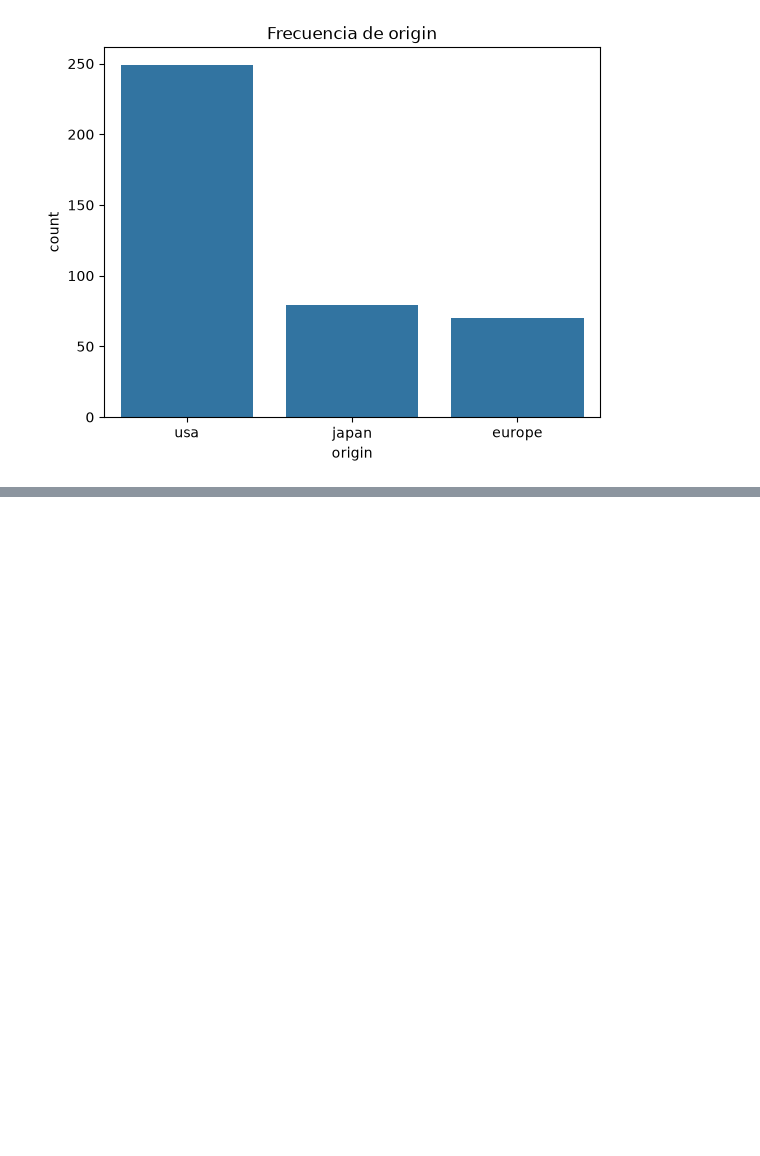
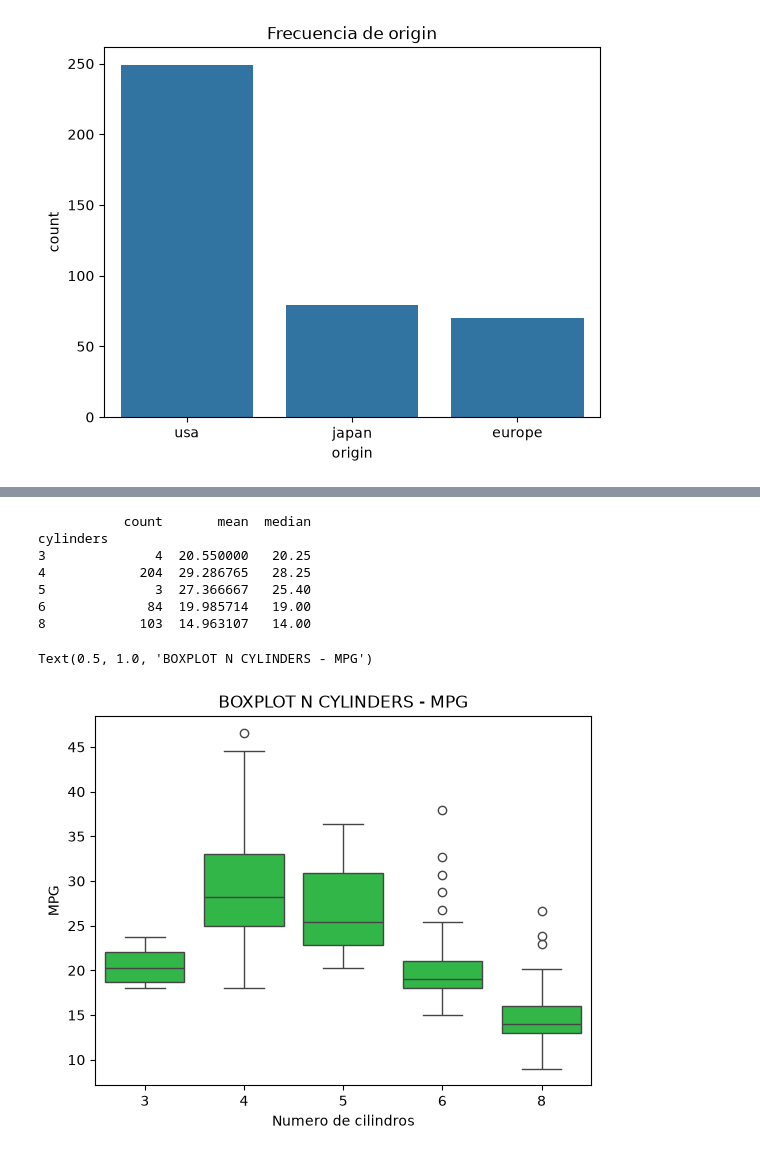
Before and after one commit to JoseOcsa/DataScience, a Jupyter notebook: Entregable_EDA_2.ipynb, the cells around one changed output, grey strips where cells are left out. Saved outputs shown, nothing was run; the diff lists cells and outputs as text; code cells hidden in the pictures; blank space fills up the shorter version.

```diff
--- a/Entregable_EDA_2.ipynb
+++ b/Entregable_EDA_2.ipynb
@@ -269,0 +279,18 @@ for col in ["cylinders","origin"]:
+# %%
+relacion_mpg_cilindros=df.groupby("cylinders")["mpg"].agg(["count","mean","median"])
+print(relacion_mpg_cilindros)
+
+sns.boxplot(data=df,x="cylinders",y="mpg",color="#1BCC38")
+plt.xlabel("Numero de cilindros")
+plt.ylabel("MPG")
+plt.title("BOXPLOT N CYLINDERS - MPG")
+# %% [output]
+           count       mean  median
+cylinders
+3              4  20.550000   20.25
+4            204  29.286765   28.25
+5              3  27.366667   25.40
+6             84  19.985714   19.00
+8            103  14.963107   14.00
+Text(0.5, 1.0, 'BOXPLOT N CYLINDERS - MPG')
+[figure, added]
```
Also changed, not shown: parts of 38 cells of this notebook, 1 other file.
